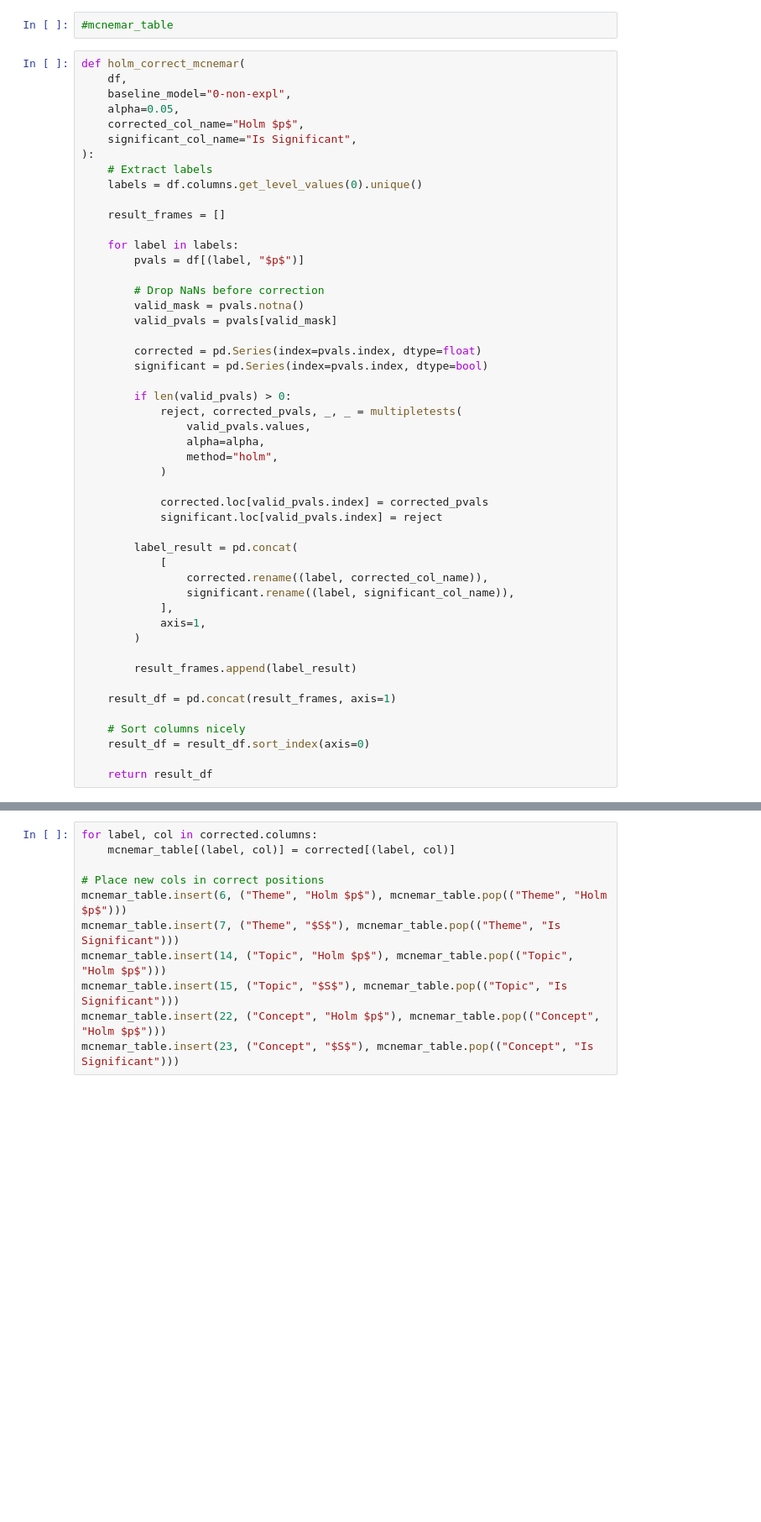
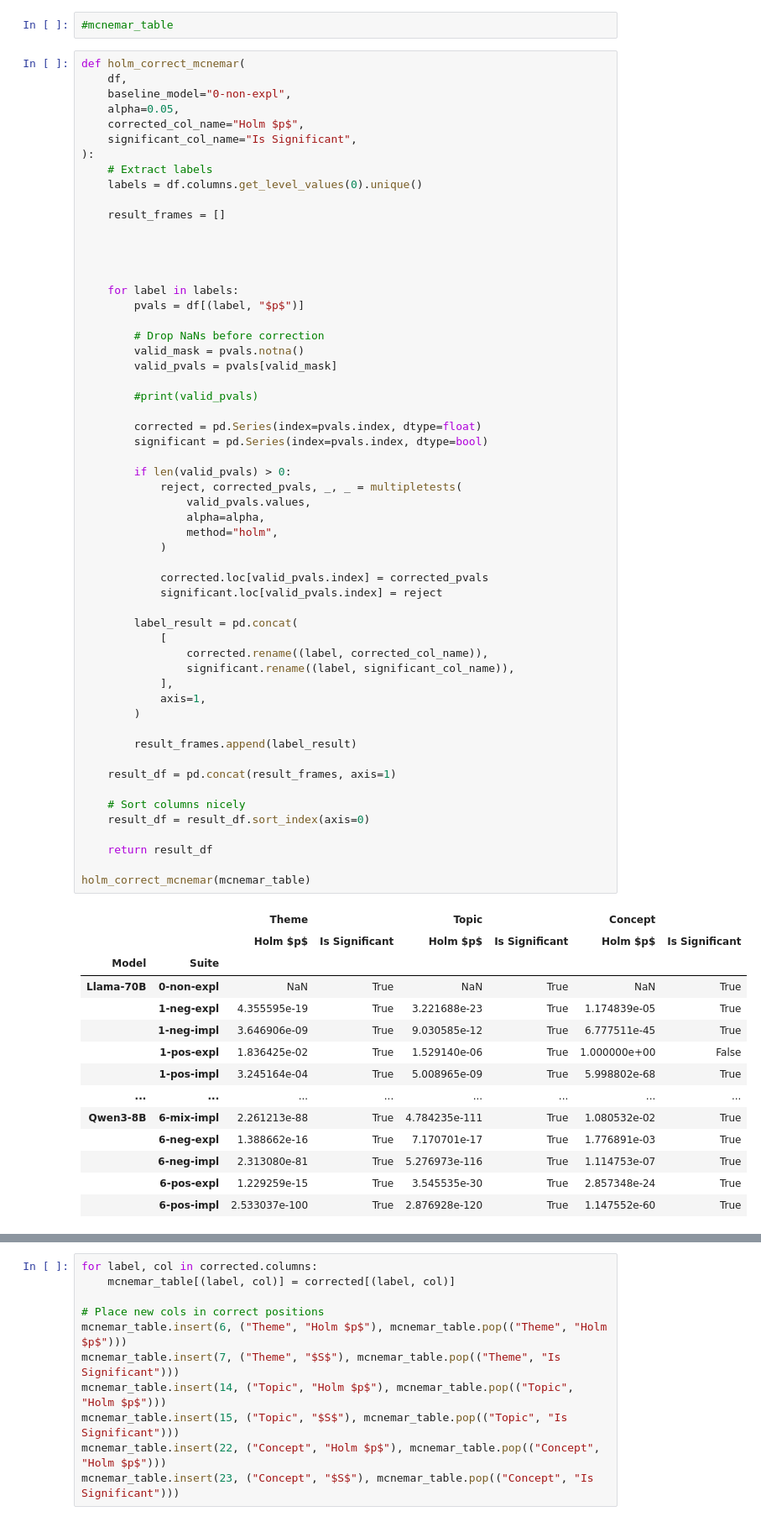
Before and after one commit to AleksiKaa/mscthesis, a Jupyter notebook: src/notebooks/results/mc_nemar.ipynb, the cells around one changed output, grey strips where cells are left out. Shown at 84% size. Saved outputs shown, nothing was run; the diff lists cells and outputs as text; blank space fills up the shorter version.

```diff
--- a/src/notebooks/results/mc_nemar.ipynb
+++ b/src/notebooks/results/mc_nemar.ipynb
@@ -308,39 +326,61 @@ def holm_correct_mcnemar(
 
     result_frames = []
 
+
+
+
     for label in labels:
         pvals = df[(label, "$p$")]
 
         # Drop NaNs before correction
         valid_mask = pvals.notna()
         valid_pvals = pvals[valid_mask]
+
+        #print(valid_pvals)
 
         corrected = pd.Series(index=pvals.index, dtype=float)
         significant = pd.Series(index=pvals.index, dtype=bool)
 
         if len(valid_pvals) > 0:
             reject, corrected_pvals, _, _ = multipletests(
                 valid_pvals.values,
                 alpha=alpha,
                 method="holm",
             )
 
             corrected.loc[valid_pvals.index] = corrected_pvals
             significant.loc[valid_pvals.index] = reject
 
         label_result = pd.concat(
             [
                 corrected.rename((label, corrected_col_name)),
                 significant.rename((label, significant_col_name)),
             ],
             axis=1,
         )
 
         result_frames.append(label_result)
 
     result_df = pd.concat(result_frames, axis=1)
 
     # Sort columns nicely
     result_df = result_df.sort_index(axis=0)
 
     return result_df
+
+holm_correct_mcnemar(mcnemar_table)
+# %% [output]
+|  |  | Theme |  | Topic |  | Concept |  |
+|  |  | Holm $p$ | Is Significant | Holm $p$ | Is Significant | Holm $p$ | Is Significant |
+| Model | Suite |  |  |  |  |  |  |
+| Llama-70B | 0-non-expl | NaN | True | NaN | True | NaN | True |
+|  | 1-neg-expl | 4.355595e-19 | True | 3.221688e-23 | True | 1.174839e-05 | True |
+|  | 1-neg-impl | 3.646906e-09 | True | 9.030585e-12 | True | 6.777511e-45 | True |
+|  | 1-pos-expl | 1.836425e-02 | True | 1.529140e-06 | True | 1.000000e+00 | False |
+|  | 1-pos-impl | 3.245164e-04 | True | 5.008965e-09 | True | 5.998802e-68 | True |
+| ... | ... | ... | ... | ... | ... | ... | ... |
+| Qwen3-8B | 6-mix-impl | 2.261213e-88 | True | 4.784235e-111 | True | 1.080532e-02 | True |
+|  | 6-neg-expl | 1.388662e-16 | True | 7.170701e-17 | True | 1.776891e-03 | True |
+|  | 6-neg-impl | 2.313080e-81 | True | 5.276973e-116 | True | 1.114753e-07 | True |
+|  | 6-pos-expl | 1.229259e-15 | True | 3.545535e-30 | True | 2.857348e-24 | True |
+|  | 6-pos-impl | 2.533037e-100 | True | 2.876928e-120 | True | 1.147552e-60 | True |
```
Also changed, not shown: parts of 7 cells of this notebook, 1 other file.
